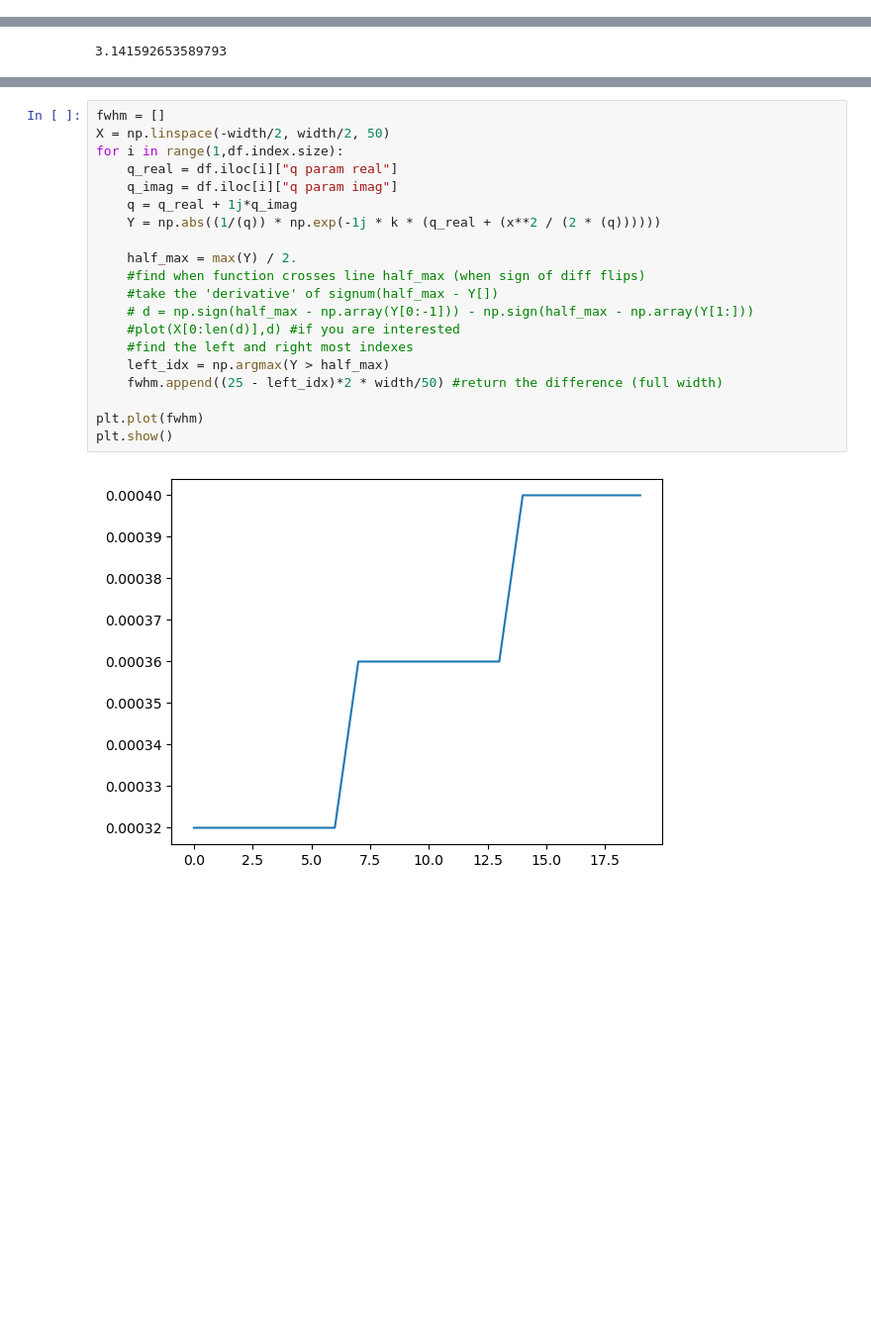
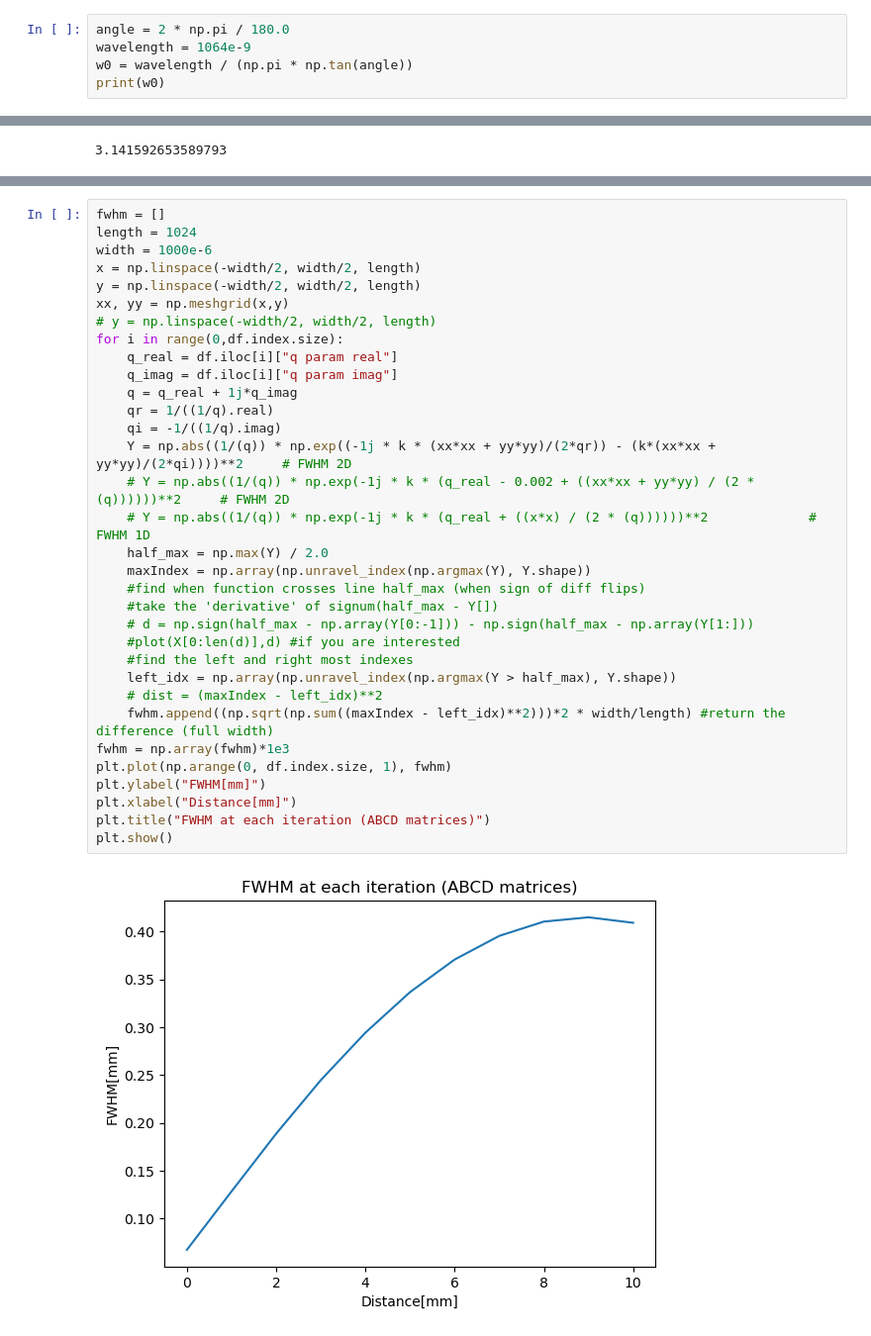
Before and after one commit to kskarthiksk/gaussian_duct_1, a Jupyter notebook: graph.ipynb, the cells around one changed output, grey strips where cells are left out. Shown at 99% size. Drawn from its saved outputs; the diff is of its cells as text; blank space fills up the shorter version.

```diff
--- a/graph.ipynb
+++ b/graph.ipynb
@@ -4,0 +37,5 @@ import matplotlib.pyplot as plt
+# %%
+angle = 2 * np.pi / 180.0
+wavelength = 1064e-9
+w0 = wavelength / (np.pi * np.tan(angle))
+print(w0)
@@ -64,22 +124,35 @@ for i in range(1,df.index.size):
 # %%
 fwhm = []
-X = np.linspace(-width/2, width/2, 50)
-for i in range(1,df.index.size):
+length = 1024
+width = 1000e-6
+x = np.linspace(-width/2, width/2, length)
+y = np.linspace(-width/2, width/2, length)
+xx, yy = np.meshgrid(x,y)
+# y = np.linspace(-width/2, width/2, length)
+for i in range(0,df.index.size):
     q_real = df.iloc[i]["q param real"]
     q_imag = df.iloc[i]["q param imag"]
     q = q_real + 1j*q_imag
-    Y = np.abs((1/(q)) * np.exp(-1j * k * (q_real + (x**2 / (2 * (q))))))
-
-    half_max = max(Y) / 2.
+    qr = 1/((1/q).real)
+    qi = -1/((1/q).imag)
+    Y = np.abs((1/(q)) * np.exp((-1j * k * (xx*xx + yy*yy)/(2*qr)) - (k*(xx*xx + yy*yy)/(2*qi))))**2     # FWHM 2D
+    # Y = np.abs((1/(q)) * np.exp(-1j * k * (q_real - 0.002 + ((xx*xx + yy*yy) / (2 * (q))))))**2     # FWHM 2D
+    # Y = np.abs((1/(q)) * np.exp(-1j * k * (q_real + ((x*x) / (2 * (q))))))**2             # FWHM 1D
+    half_max = np.max(Y) / 2.0
+    maxIndex = np.array(np.unravel_index(np.argmax(Y), Y.shape))
     #find when function crosses line half_max (when sign of diff flips)
     #take the 'derivative' of signum(half_max - Y[])
     # d = np.sign(half_max - np.array(Y[0:-1])) - np.sign(half_max - np.array(Y[1:]))
     #plot(X[0:len(d)],d) #if you are interested
     #find the left and right most indexes
-    left_idx = np.argmax(Y > half_max)
-    fwhm.append((25 - left_idx)*2 * width/50) #return the difference (full width)
-
-plt.plot(fwhm)
+    left_idx = np.array(np.unravel_index(np.argmax(Y > half_max), Y.shape))
+    # dist = (maxIndex - left_idx)**2
+    fwhm.append((np.sqrt(np.sum((maxIndex - left_idx)**2)))*2 * width/length) #return the difference (full width)
+fwhm = np.array(fwhm)*1e3
+plt.plot(np.arange(0, df.index.size, 1), fwhm)
+plt.ylabel("FWHM[mm]")
+plt.xlabel("Distance[mm]")
+plt.title("FWHM at each iteration (ABCD matrices)")
 plt.show()
 # %% [output]
-[figure, old version]
+[figure, new version]
```
Also changed, not shown: parts of 24 cells of this notebook, 6 other files.
